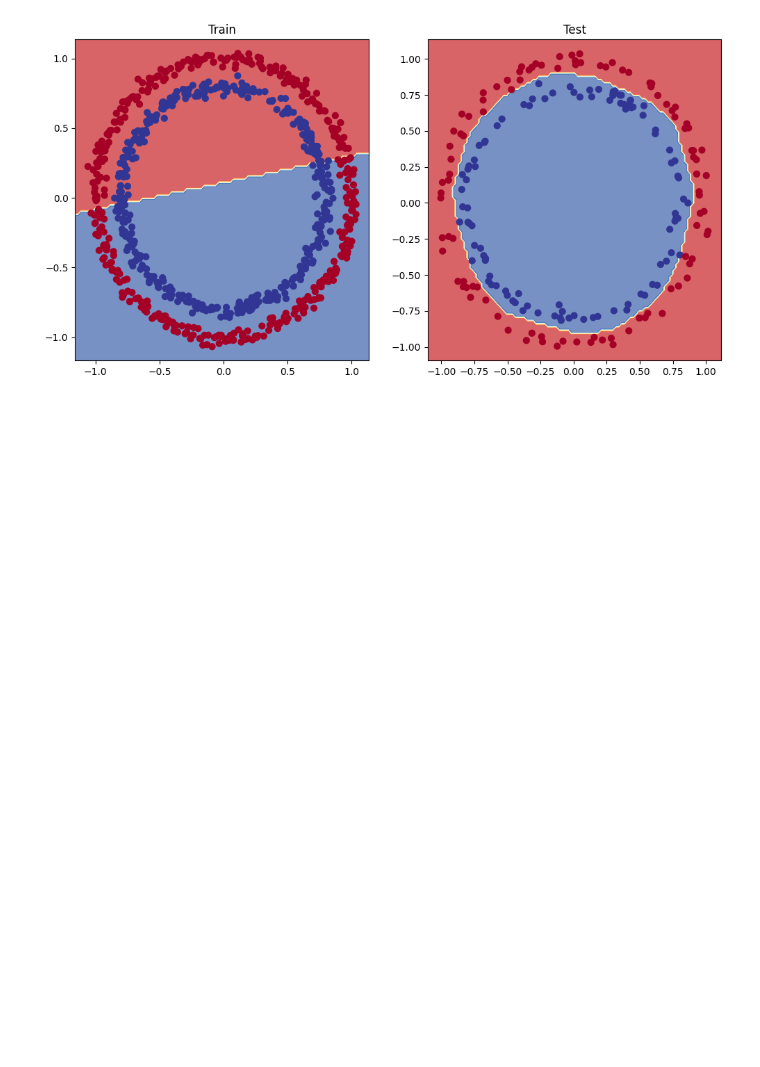
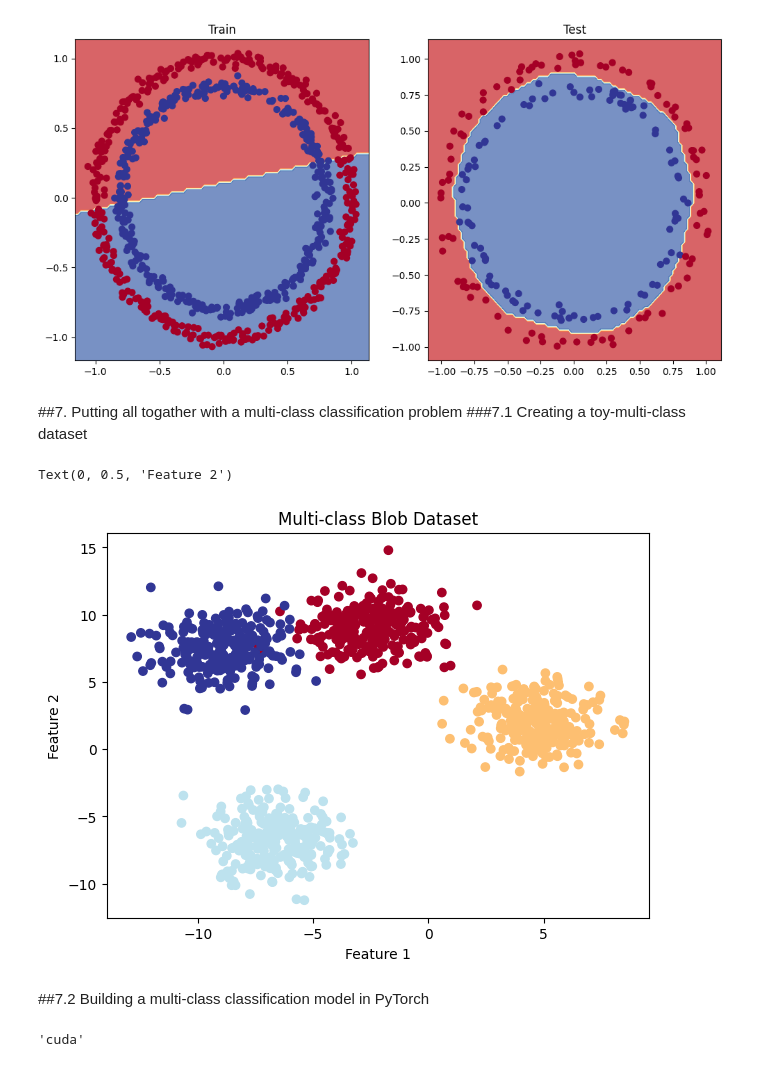
Before and after one commit to jamshid719/pytorch_dive_deep, a Jupyter notebook: 01_pytorch_workflow_classification.ipynb, the cells around one changed output. Drawn from its saved outputs; the diff is of its cells as text; code cells hidden in the pictures; blank space fills up the shorter version.

Commit message:
feat: create multi class dataset and create model and evaluate without training

```diff
--- a/01_pytorch_workflow_classification.ipynb
+++ b/01_pytorch_workflow_classification.ipynb
@@ -879,3 +879,65 @@ plt.title("Test")
 plot_decision_boundary(model_3, X_test, y_test)
 # %% [output]
 [figure]
+# %% [markdown]
+##7. Putting all togather with a multi-class classification problem
+###7.1 Creating a toy-multi-class dataset
+# %%
+# Import dependencies
+import torch
+from torch import nn
+import matplotlib.pyplot as plt
+
+from sklearn.datasets import make_blobs
+from sklearn.model_selection import train_test_split
+
+# Set the hyperparameters for data creation
+NUM_CLASSES = 4
+NUM_FEATURES = 2
+RANDOM_SEED = 42
+
+# 1. Create multi-class data
+X_blob, y_blob = make_blobs(
+    n_samples=1000,
+    n_features=NUM_FEATURES,
+    centers=NUM_CLASSES,
+    cluster_std=1.5,  # give the clusters a little shake up
+    random_state=RANDOM_SEED
+)
+
+# 2. Turn data into tensors
+X_blob = torch.from_numpy(X_blob).type(torch.float)
+y_blob = torch.from_numpy(y_blob).type(torch.float)
+
+# 3. Split into train and test
+X_blob_train, X_blob_test, y_blob_train, y_blob_test = train_test_split(
+    X_blob,
+    y_blob,
+    test_size=0.2,
+    random_state=RANDOM_SEED
+)
+
+# 4. Plot data (visualize, visualize, visualize)
+plt.figure(figsize=(7, 5))
+
+plt.scatter(
+    X_blob[:, 0],
+    X_blob[:, 1],
+    c=y_blob,
+    cmap=plt.cm.RdYlBu
+)
+plt.title("Multi-class Blob Dataset")
+plt.xlabel("Feature 1")
+plt.ylabel("Feature 2")
+# %% [output]
+Text(0, 0.5, 'Feature 2')
+[figure, added]
+# %% [markdown]
+##7.2 Building a multi-class classification model in PyTorch
+# %%
+# Create device agnostic code
+device = "cuda" if torch.cuda.is_available() else "cpu"
+
+device
+# %% [output]
+'cuda'
```
Also changed, not shown: parts of 8 cells of this notebook.
